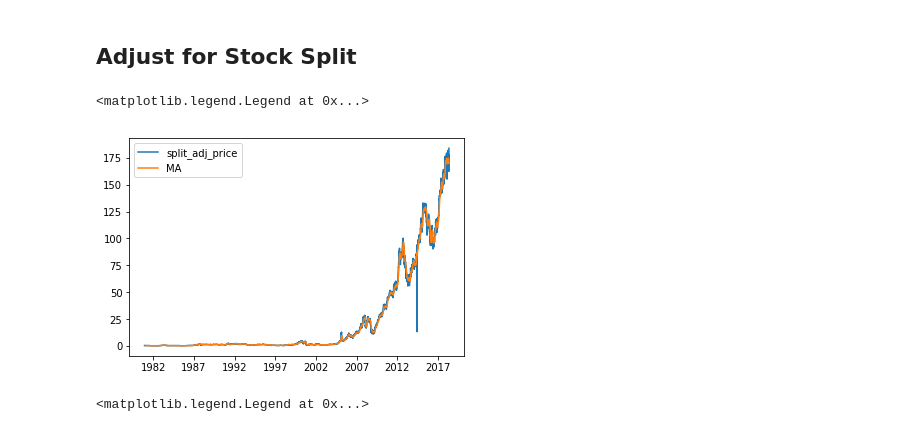
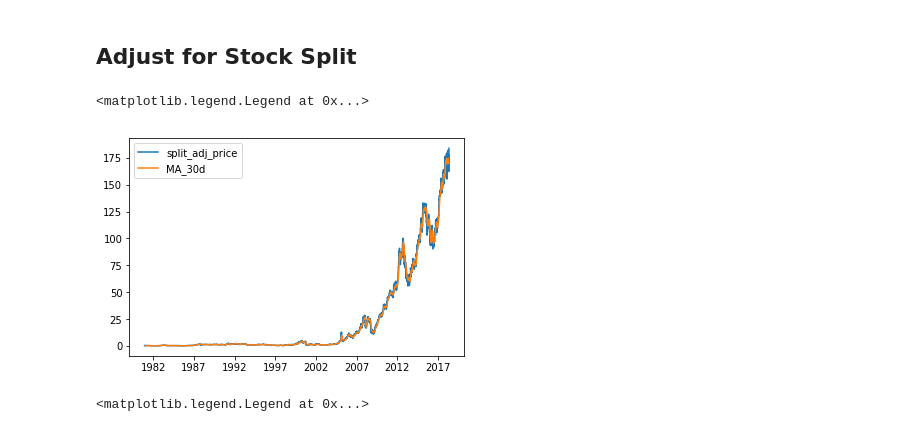
Before and after one commit to dpfh12345/dandev, a Jupyter notebook: initial_research.ipynb, the cells around one changed output. Cells and saved outputs as stored; diff of their text form; code cells hidden in the pictures.

Commit message:
Add files via upload
Updating stock split data

```diff
--- a/initial_research.ipynb
+++ b/initial_research.ipynb
@@ -62,6 +76,7 @@ def change_col_datetime(split_df):
-# %%
-stock_splits_df = reformat_for_cum_split(stock_splits_df)
-stock_splits_df = change_col_datetime(stock_splits_df)
+# %%
+## Make sure all the days are weekdays
+stock_splits_df = adjust_split_date(stock_splits_df)
+stock_splits_df = reformat_for_cum_split(stock_splits_df)
 # %%
 ## A bunch of cleaning
 
@@ -70,13 +85,15 @@ merge_df['split_amount'] = merge_df['split_amount'].fillna(method='bfill')
 merge_df['split_amount'] = merge_df['split_amount'].fillna(1)
 merge_df['split_adj_price'] = merge_df['Close'] / merge_df['split_amount']
 clean_stock_data_df = merge_df.drop(['split_amount', 'split_date','Close'], axis=1)
+# %%
+clean_stock_data_df['MA_30d'] = clean_stock_data_df['split_adj_price'].rolling(window=30).mean()
 # %%
 plt.plot( 'Date', 'split_adj_price', data=clean_stock_data_df)
-plt.plot( 'Date', 'MA', data=clean_stock_data_df)
+plt.plot( 'Date', 'MA_30d', data=clean_stock_data_df)
 plt.legend()
 # %% [output]
 <matplotlib.legend.Legend at 0x...>
-[figure, old version]
+[figure, new version]
 # %%
 
 plt.plot( 'Date', 'split_adj_price', data=clean_stock_data_df.iloc[499:999])
```
Also changed, not shown: parts of 3 cells of this notebook.
